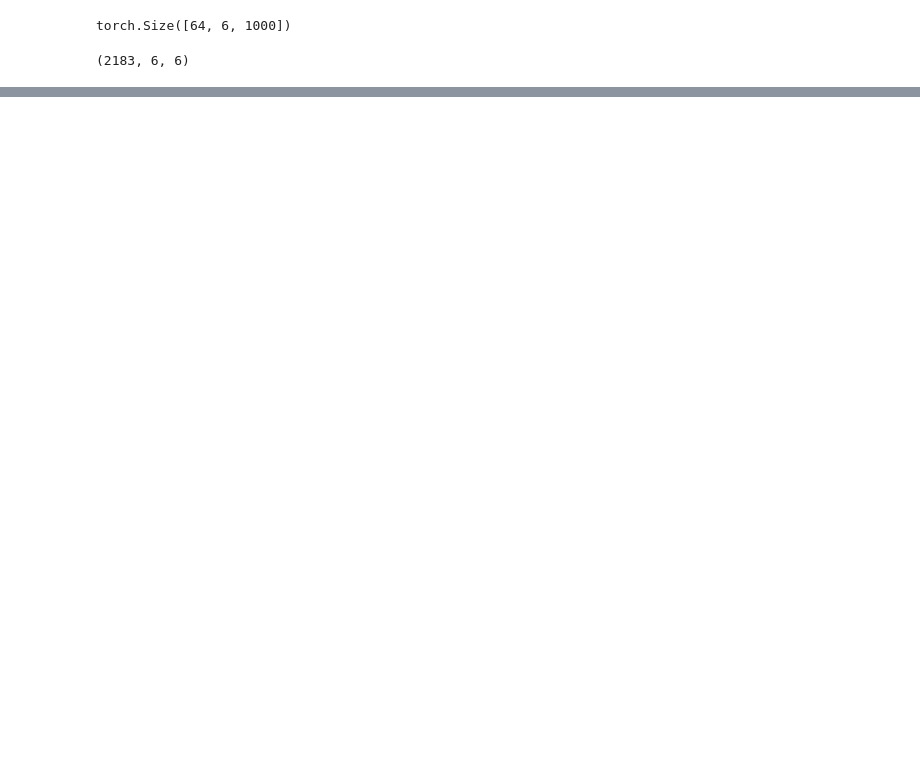
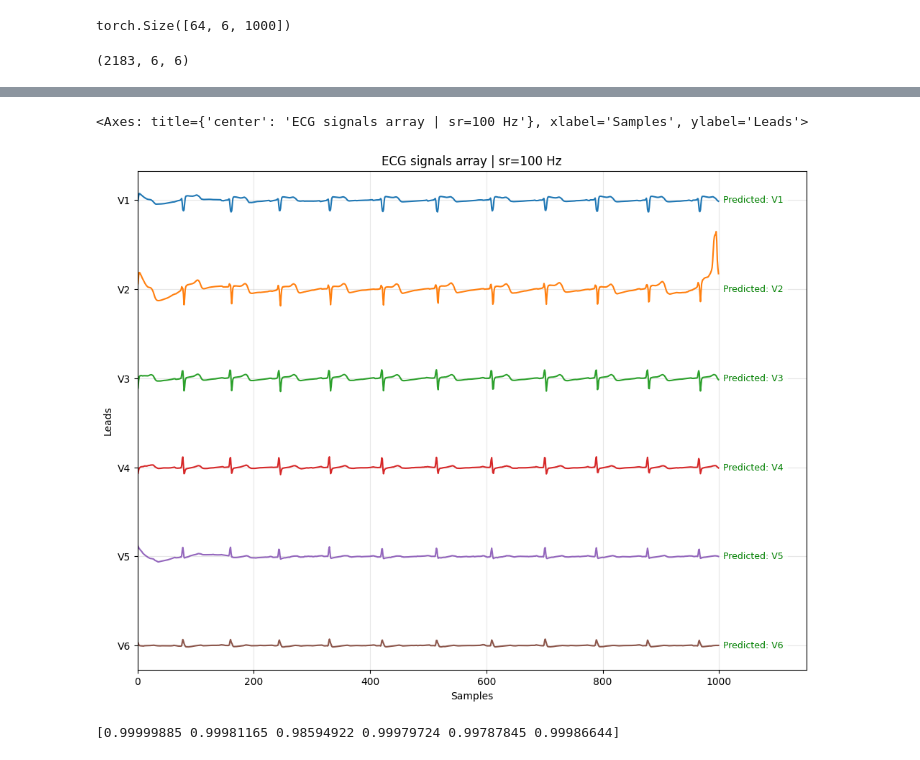
Before and after one commit to Nateml/bachelors_thesis, a Jupyter notebook: notebooks/exploratory/activation_maps.ipynb, the cells around one changed output, grey strips where cells are left out. Saved outputs shown, nothing was run; the diff lists cells and outputs as text; code cells hidden in the pictures; blank space fills up the shorter version.

```diff
--- a/notebooks/exploratory/activation_maps.ipynb
+++ b/notebooks/exploratory/activation_maps.ipynb
@@ -281,7 +251,7 @@ model.eval()
 logits = np.zeros((len(dataset), 6, 6))
 for idx, batch in enumerate(dataloader):
     # Move the batch to the GPU
-    batch = batch.to('cuda')
+    batch = batch.to(device)
 
     if idx == 0:
         print(batch.shape)
@@ -452,0 +423,4 @@ plt.show()
+# %%
+# Calculate the sample with the most confident correct predictions
+# We define "most confident" as the sample with the highest average confidence across all its correct predictions
+max_logits = np.max(logits, axis=2)
@@ -452,0 +442,17 @@ plt.show()
+# %%
+idx = idx_by_confidence[4]
+signals = val_data_filtered[idx]
+# Visualise
+preds = np.argmax(logits[idx], axis=1)
+str_predictions = np.asarray(PRECORDIAL_LEAD_NAMES)[preds]
+plot_ecg(signals, sampling_rate=100, predictions=str_predictions)
+# %% [output]
+<Axes: title={'center': 'ECG signals array | sr=100 Hz'}, xlabel='Samples', ylabel='Leads'>
+[figure, added]
+# %%
+# Convert to probabilities
+logits_tensor = torch.from_numpy(logits)
+probs = torch.softmax(logits_tensor, dim=2)
+print(probs[idx].max(axis=1)[0].numpy())
+# %% [output]
+[0.99999885 0.99981165 0.98594922 0.99979724 0.99787845 0.99986644]
```
Also changed, not shown: parts of 28 cells of this notebook, 27 other files.
